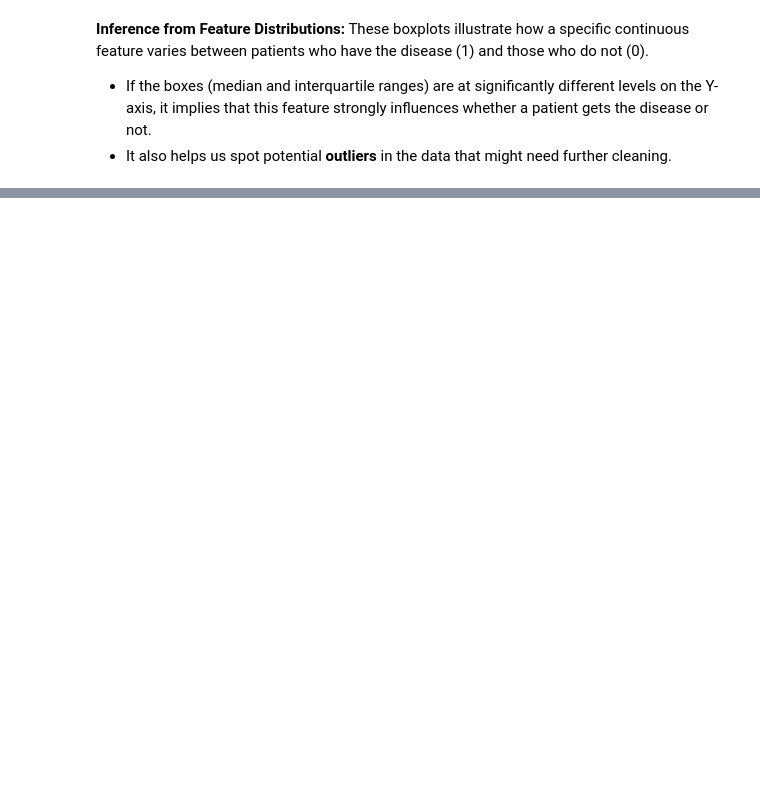
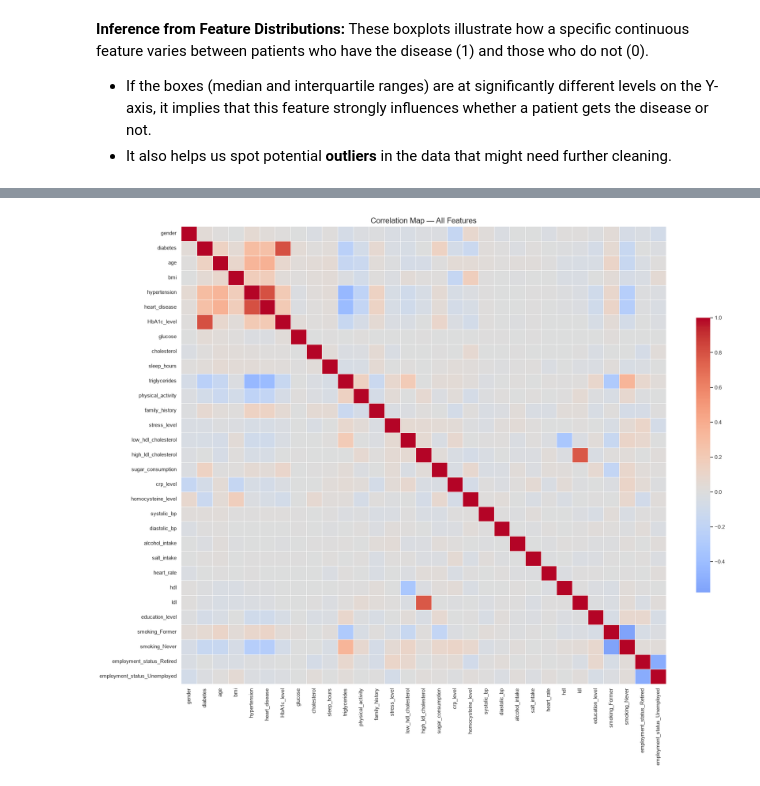
Before and after one commit to abdulrahmanjamal72/MedicalSystem, a Jupyter notebook: notebook.ipynb, the cells around one changed output, grey strips where cells are left out. Cells and saved outputs as stored; diff of their text form; code cells hidden in the pictures; blank space fills up the shorter version.

```diff
--- a/notebook.ipynb
+++ b/notebook.ipynb
@@ -152,0 +284,14 @@ These boxplots illustrate how a specific continuous feature varies between patie
+# %%
+# List of redundant columns to drop based on correlation insights
+redundant_columns = [
+    'age_normalized',       # Redundant with 'age'
+    'age_level',            # Redundant with 'age'
+    'bmi_level',            # Redundant with 'bmi'
+    'blood_pressure',       # Redundant with 'systolic_bp' and 'diastolic_bp'
+    'high_blood_pressure'   # Redundant with the continuous bp features
+]
+
+# Drop the columns
+df_cleaned = df_cleaned.drop(columns=[col for col in redundant_columns if col in df_cleaned.columns])
+
+print(f"Shape after removing redundant features: {df_cleaned.shape}")
@@ -153 +356,19 @@ These boxplots illustrate how a specific continuous feature varies between patie
+# %%
+# Correlation map between all features (convert non-numeric to categorical codes first)
+corr_df = df_cleaned.copy()
+
+for col in corr_df.columns:
+    if not np.issubdtype(corr_df[col].dtype, np.number):
+        corr_df[col] = pd.Categorical(corr_df[col]).codes
+
+corr_all = corr_df.corr(method='spearman')
+
+plt.figure(figsize=(20, 16))
+mask = np.triu(np.ones_like(corr_all, dtype=bool))
+sns.heatmap(corr_all,  cmap='coolwarm', center=0, linewidths=0.5, cbar_kws={'shrink':0.6})
+plt.title('Correlation Map — All Features', fontsize=16)
+plt.tight_layout()
+plt.show()
+# %% [output]
+[figure, added]
 # %% [markdown]
```
Also changed, not shown: parts of 24 cells of this notebook, 1 other file.
